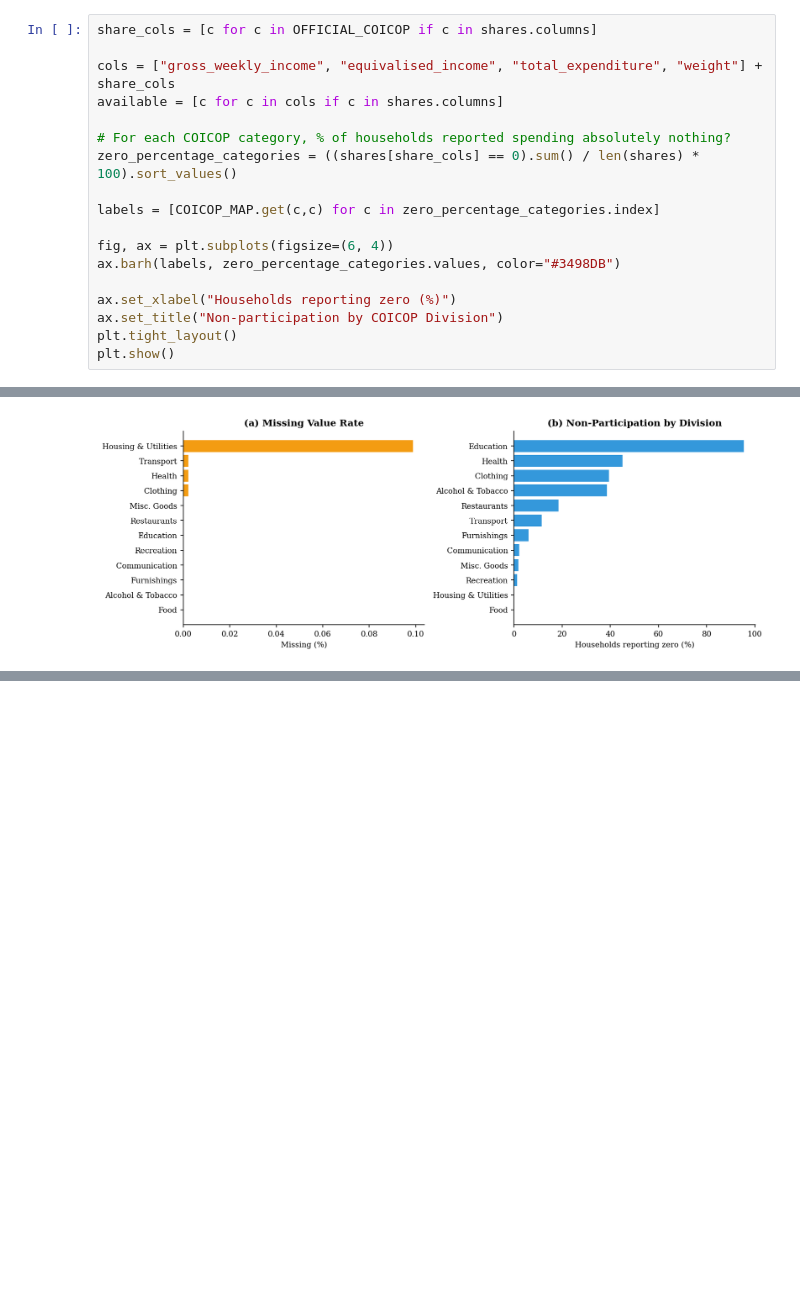
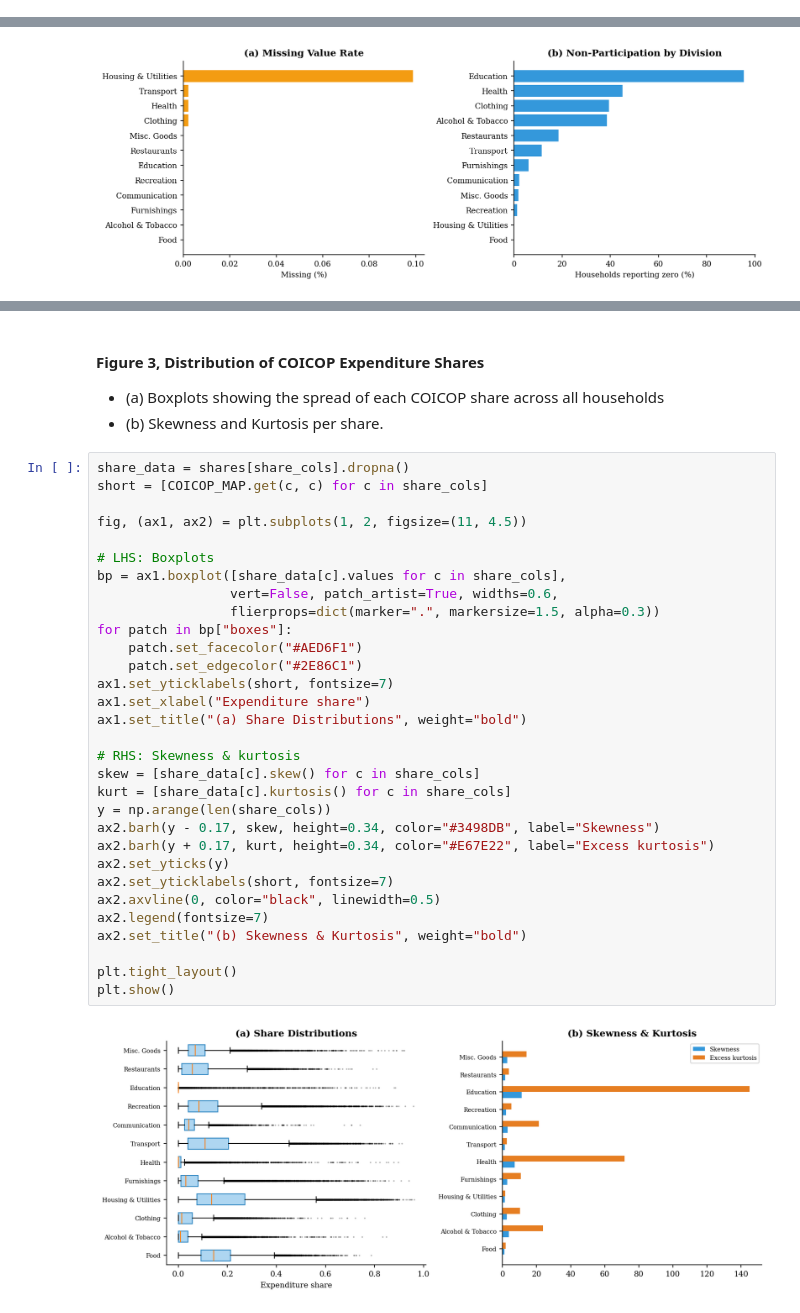
Before and after one commit to onettonett/TemporaryADS, a Jupyter notebook: notebooks/visualisations.ipynb, the cells around one changed output, grey strips where cells are left out. Drawn from its saved outputs; the diff is of its cells as text; blank space fills up the shorter version.

```diff
--- a/notebooks/visualisations.ipynb
+++ b/notebooks/visualisations.ipynb
@@ -91,20 +90,2 @@ Two panels:
 - (a) How much data is genuinely missing per column?
 - (b) How many households report 0 spending per COICOP division? This is not a data quality issue but reflects that LCF is a biweekly diary where households may have reasons for 0 spending in a category (most households don't pay for education or tobacco every 2 weeks).
-# %%
-share_cols = [c for c in OFFICIAL_COICOP if c in shares.columns]
-
-cols = ["gross_weekly_income", "equivalised_income", "total_expenditure", "weight"] + share_cols
-available = [c for c in cols if c in shares.columns]
-
-# For each COICOP category, % of households reported spending absolutely nothing?
-zero_percentage_categories = ((shares[share_cols] == 0).sum() / len(shares) * 100).sort_values()
-
-labels = [COICOP_MAP.get(c,c) for c in zero_percentage_categories.index]
-
-fig, ax = plt.subplots(figsize=(6, 4))
-ax.barh(labels, zero_percentage_categories.values, color="#3498DB")
-
-ax.set_xlabel("Households reporting zero (%)")
-ax.set_title("Non-participation by COICOP Division")
-plt.tight_layout()
-plt.show()
@@ -134,0 +120,37 @@ plt.show()
+# %% [markdown]
+#### Figure 3, Distribution of COICOP Expenditure Shares
+- (a) Boxplots showing the spread of each COICOP share across all households
+- (b) Skewness and Kurtosis per share.
+# %%
+share_data = shares[share_cols].dropna()
+short = [COICOP_MAP.get(c, c) for c in share_cols]
+
+fig, (ax1, ax2) = plt.subplots(1, 2, figsize=(11, 4.5))
+
+# LHS: Boxplots
+bp = ax1.boxplot([share_data[c].values for c in share_cols],
+                 vert=False, patch_artist=True, widths=0.6,
+                 flierprops=dict(marker=".", markersize=1.5, alpha=0.3))
+for patch in bp["boxes"]:
+    patch.set_facecolor("#AED6F1")
+    patch.set_edgecolor("#2E86C1")
+ax1.set_yticklabels(short, fontsize=7)
+ax1.set_xlabel("Expenditure share")
+ax1.set_title("(a) Share Distributions", weight="bold")
+
+# RHS: Skewness & kurtosis
+skew = [share_data[c].skew() for c in share_cols]
+kurt = [share_data[c].kurtosis() for c in share_cols]
+y = np.arange(len(share_cols))
+ax2.barh(y - 0.17, skew, height=0.34, color="#3498DB", label="Skewness")
+ax2.barh(y + 0.17, kurt, height=0.34, color="#E67E22", label="Excess kurtosis")
+ax2.set_yticks(y)
+ax2.set_yticklabels(short, fontsize=7)
+ax2.axvline(0, color="black", linewidth=0.5)
+ax2.legend(fontsize=7)
+ax2.set_title("(b) Skewness & Kurtosis", weight="bold")
+
+plt.tight_layout()
+plt.show()
+# %% [output]
+[figure, added]
```
Also changed, not shown: parts of 7 cells of this notebook.
